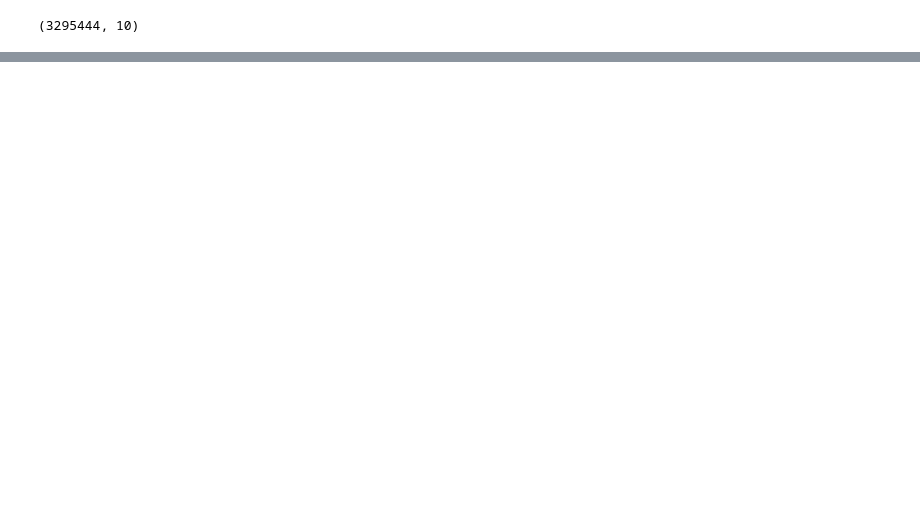
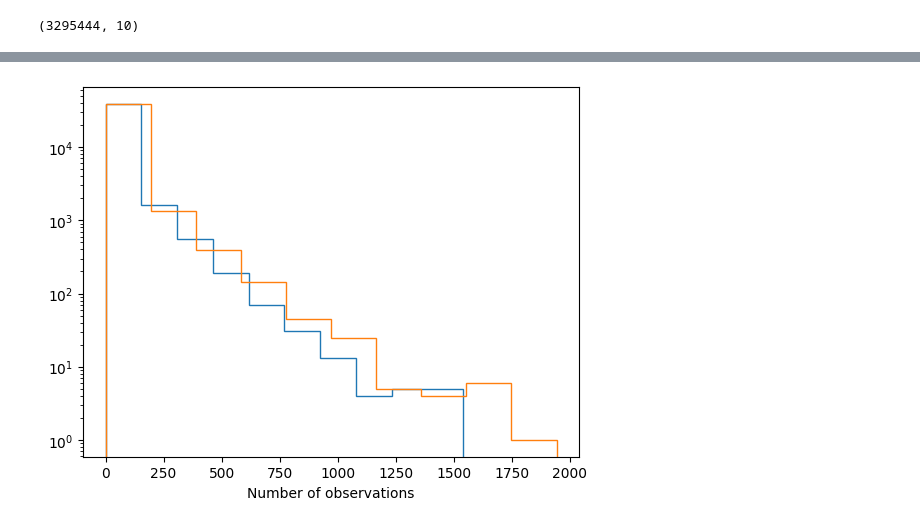
Before and after one commit to COINtoolbox/crp8_variability, a Jupyter notebook: notebooks/data_preparation/check_xmatch_galactic.ipynb, the cells around one changed output, grey strips where cells are left out. Drawn from its saved outputs; the diff is of its cells as text; code cells hidden in the pictures; blank space fills up the shorter version.

```diff
--- a/notebooks/data_preparation/check_xmatch_galactic.ipynb
+++ b/notebooks/data_preparation/check_xmatch_galactic.ipynb
@@ -20,0 +79,7 @@ data_obj.shape
+# %%
+plt.hist(data_use['n_g'], log=True, histtype='step',label='n_g')
+plt.hist(data_use['n_r'], log=True, histtype='step',label='n_r')
+plt.xlabel('Number of observations')
+plt.show()
+# %% [output]
+[figure, added]
```
Also changed, not shown: parts of 26 cells of this notebook, 6 other files.
